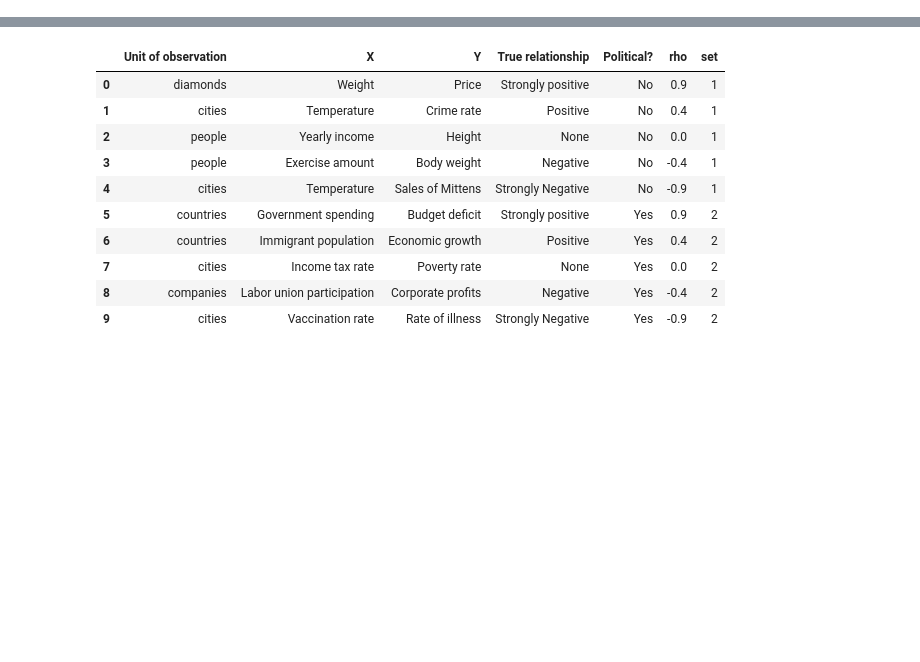
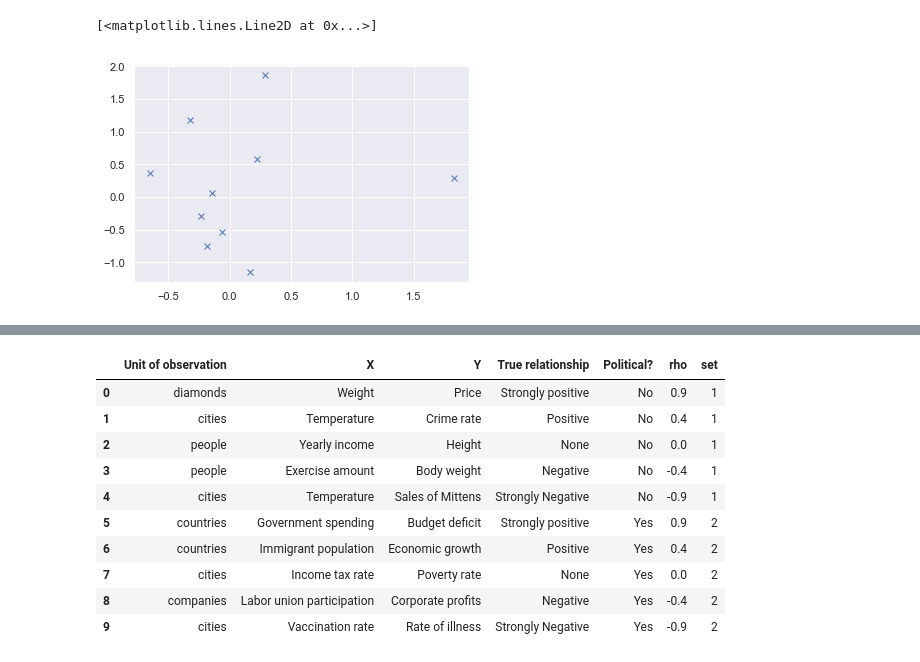
Before and after one commit to alireza116/newconfbias, a Jupyter notebook: public/data/Untitled.ipynb, the cells around one changed output, grey strips where cells are left out. Saved outputs shown, nothing was run; the diff lists cells and outputs as text; code cells hidden in the pictures; blank space fills up the shorter version.

```diff
--- a/public/data/Untitled.ipynb
+++ b/public/data/Untitled.ipynb
@@ -23,3 +30,13 @@ def generateDataset(rho,n=100):
     d = [{"x":i,"y":j} for i,j in zip(x,y)]
     calcRho = pearsonr(x,y)
     return({"data":d,"N":n,"rho":rho,"calcRho":calcRho[0]})
+# %%
+rho = 0
+n = 10
+r = np.array([[1, rho],[rho, 1]])
+y = np.random.multivariate_normal([0.0,0.0], r, size=n)
+# %%
+plt.plot(y[:,0], y[:,1], 'x')
+# %% [output]
+[<matplotlib.lines.Line2D at 0x...>]
+[figure, added]
```
Also changed, not shown: parts of 6 cells of this notebook, 1 other file.
